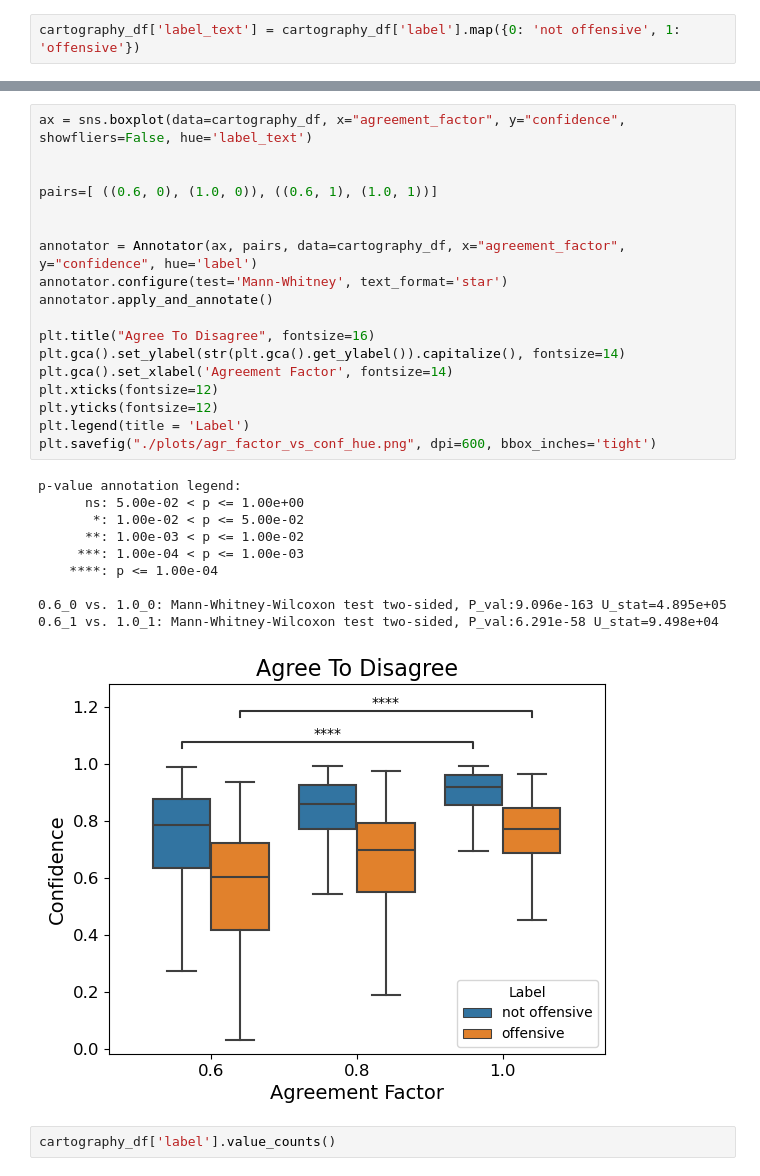
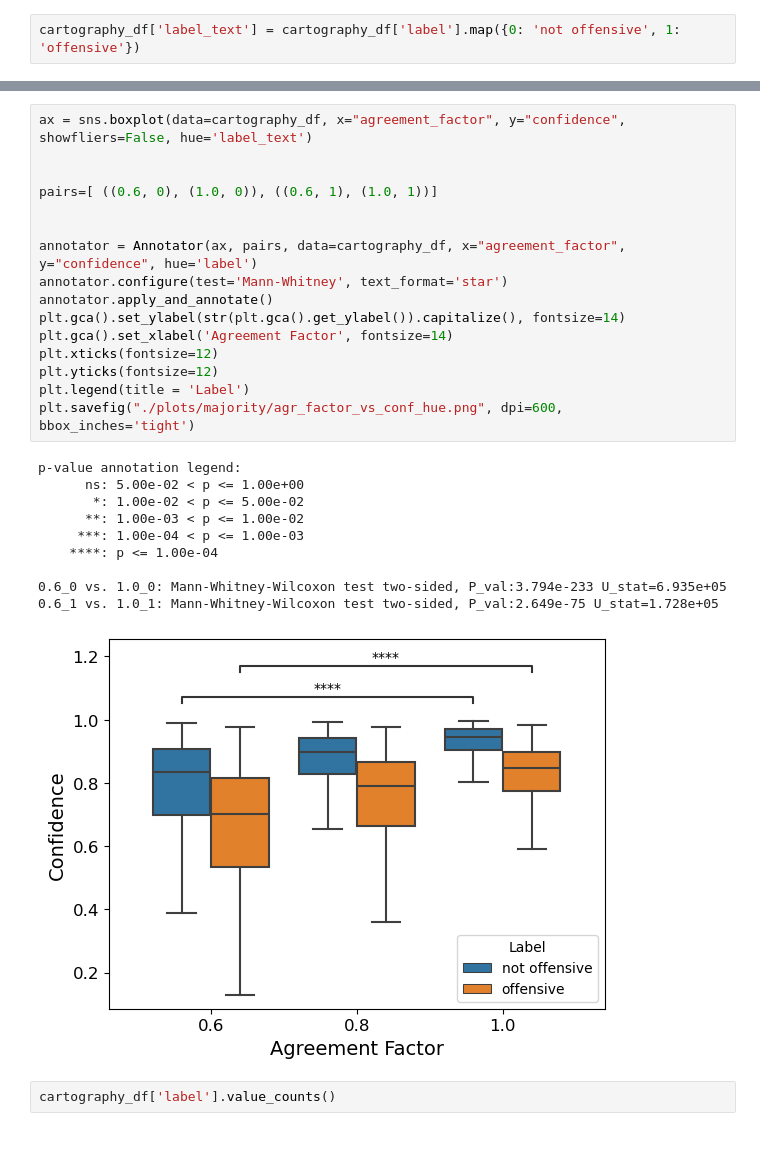
Before and after one commit to abhishekanand1710/noise-and-bias, a Jupyter notebook: dataset-cartography/agree-to-disagree/cartography_plotting_v2.ipynb, the cells around one changed output, grey strips where cells are left out. Saved outputs shown, nothing was run; the diff lists cells and outputs as text; blank space fills up the shorter version.

Commit message:
plots for final presentation

```diff
--- a/dataset-cartography/agree-to-disagree/cartography_plotting_v2.ipynb
+++ b/dataset-cartography/agree-to-disagree/cartography_plotting_v2.ipynb
@@ -195,32 +186,30 @@ len(cartography_df)
 # %%
 ax = sns.boxplot(data=cartography_df, x="agreement_factor", y="confidence", showfliers=False, hue='label_text')
 
 
 pairs=[ ((0.6, 0), (1.0, 0)), ((0.6, 1), (1.0, 1))]
 
 
 annotator = Annotator(ax, pairs, data=cartography_df, x="agreement_factor", y="confidence", hue='label')
 annotator.configure(test='Mann-Whitney', text_format='star')
 annotator.apply_and_annotate()
-
-plt.title("Agree To Disagree", fontsize=16)
 plt.gca().set_ylabel(str(plt.gca().get_ylabel()).capitalize(), fontsize=14)
 plt.gca().set_xlabel('Agreement Factor', fontsize=14)
 plt.xticks(fontsize=12)
 plt.yticks(fontsize=12)
 plt.legend(title = 'Label')
-plt.savefig("./plots/agr_factor_vs_conf_hue.png", dpi=600, bbox_inches='tight')
+plt.savefig("./plots/majority/agr_factor_vs_conf_hue.png", dpi=600, bbox_inches='tight')
 # %% [output]
 p-value annotation legend:
       ns: 5.00e-02 < p <= 1.00e+00
        *: 1.00e-02 < p <= 5.00e-02
       **: 1.00e-03 < p <= 1.00e-02
      ***: 1.00e-04 < p <= 1.00e-03
     ****: p <= 1.00e-04
 
-0.6_0 vs. 1.0_0: Mann-Whitney-Wilcoxon test two-sided, P_val:9.096e-163 U_stat=4.895e+05
-0.6_1 vs. 1.0_1: Mann-Whitney-Wilcoxon test two-sided, P_val:6.291e-58 U_stat=9.498e+04
+0.6_0 vs. 1.0_0: Mann-Whitney-Wilcoxon test two-sided, P_val:3.794e-233 U_stat=6.935e+05
+0.6_1 vs. 1.0_1: Mann-Whitney-Wilcoxon test two-sided, P_val:2.649e-75 U_stat=1.728e+05
-[figure, old version]
+[figure, new version]
 # %%
 cartography_df['label'].value_counts()
 # %% [output]
```
Also changed, not shown: parts of 9 cells of this notebook, 40 other files.
